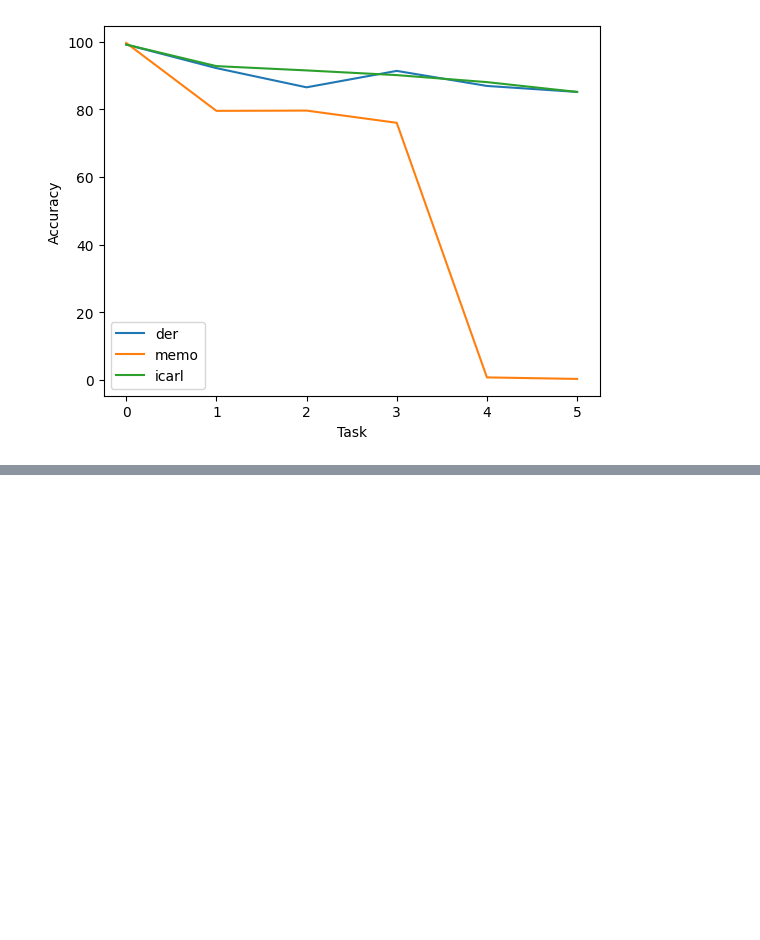
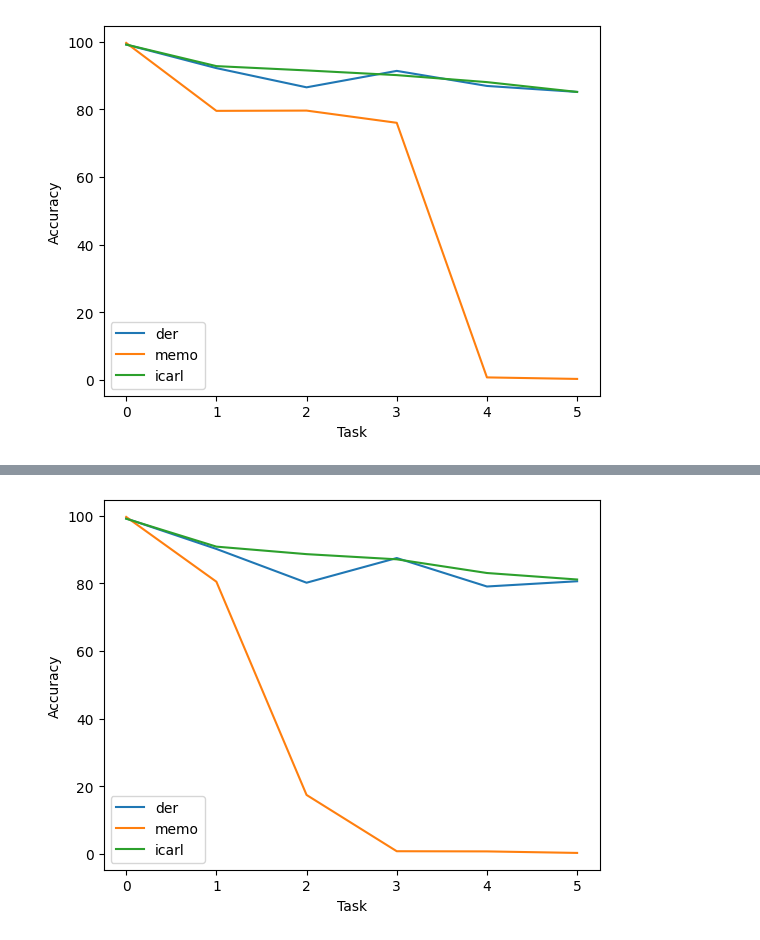
Before and after one commit to NguyenQuangMinh0504/CIL_NIDS, a Jupyter notebook: Code/PythonCode/CIL/results/cic-ids-2017_plot.ipynb, the cells around one changed output, grey strips where cells are left out. Drawn from its saved outputs; the diff is of its cells as text; code cells hidden in the pictures; blank space fills up the shorter version.

```diff
--- a/Code/PythonCode/CIL/results/cic-ids-2017_plot.ipynb
+++ b/Code/PythonCode/CIL/results/cic-ids-2017_plot.ipynb
@@ -93,3 +93,20 @@ plt.ylabel("Accuracy")
 plt.savefig("cic_ids_accy_1000.png")
 # %% [output]
 [figure]
+# %%
+# Memory size 500
+cic_ids_2017_der = json.load(open("./cic-ids-2017_der_500_cic_ids_ann_128_Accuracy_curve.json"))
+cic_ids_2017_der = [i[2] for i in cic_ids_2017_der]
+cic_ids_2017_memo = json.load(open("./cic-ids-2017_memo_500_cic_ids_memo_ann_128_Accuracy_curve.json"))
+cic_ids_2017_memo = [i[2] for i in cic_ids_2017_memo]
+cic_ids_2017_icarl = json.load(open("./cic-ids-2017_icarl_500_cic_ids_ann_128_Accuracy_curve.json"))
+cic_ids_2017_icarl = [i[2] for i in cic_ids_2017_icarl]
+print("DER")
+print("Avg: ", np.mean(cic_ids_2017_der))
+print("Last:", cic_ids_2017_der[-1])
+print("MeMO")
+print("Avg: ", np.mean(cic_ids_2017_memo))
+print("Last:", cic_ids_2017_memo[-1])
+print("Icarl")
+print("Avg: ", np.mean(cic_ids_2017_icarl))
+print("Last:", cic_ids_2017_icarl[-1])
@@ -95,0 +123,10 @@ plt.savefig("cic_ids_accy_1000.png")
+# %%
+plt.plot(cic_ids_2017_der, label="der")
+plt.plot(cic_ids_2017_memo, label="memo")
+plt.plot(cic_ids_2017_icarl, label="icarl")
+plt.legend()
+plt.xlabel("Task")
+plt.ylabel("Accuracy")
+plt.savefig("cic_ids_accy_500.png")
+# %% [output]
+[figure, added]
```
Also changed, not shown: parts of 1 cell of this notebook, 12 other files.
